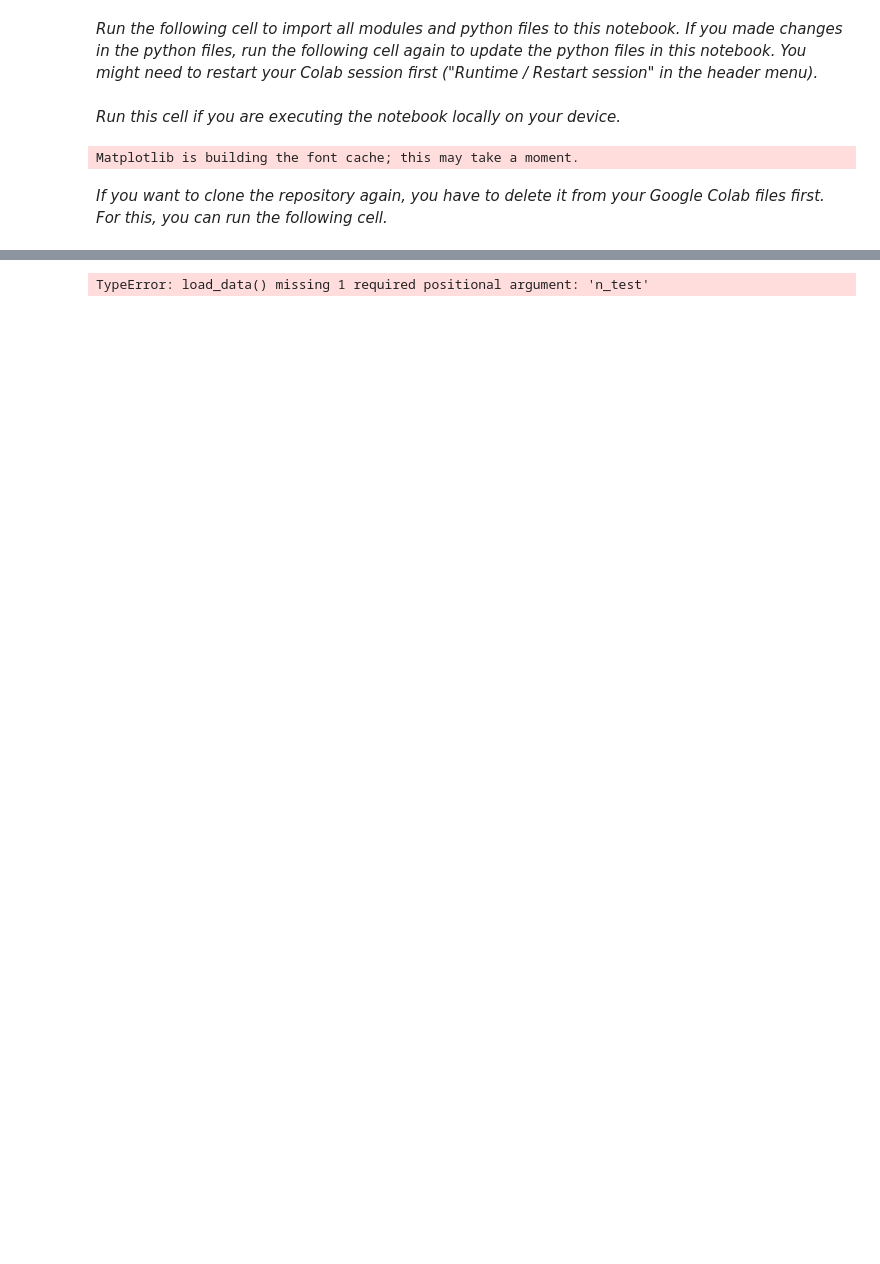
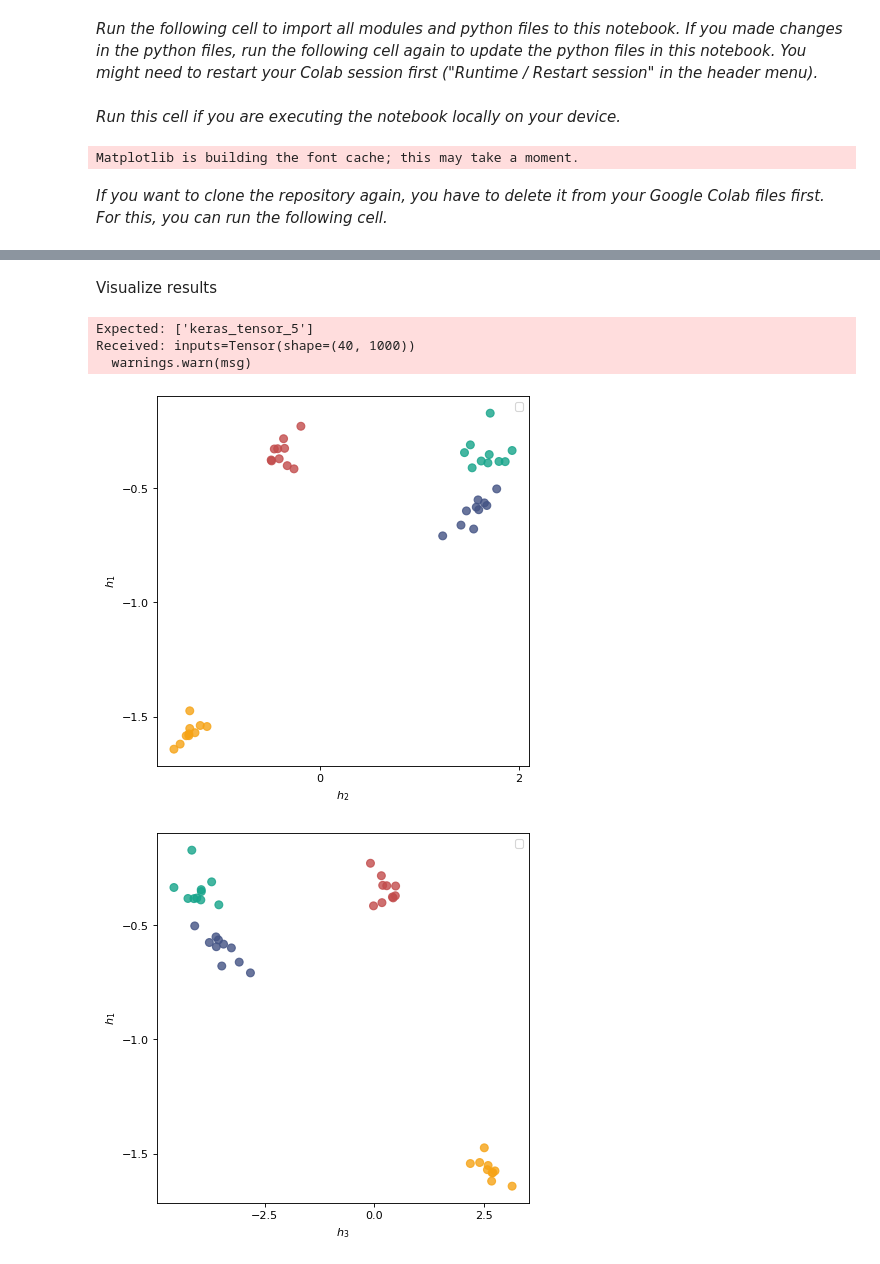
Before and after one commit to Drenderer/LecturePhysicsAwareML, a Jupyter notebook: Autoencoder/main_autoencoder.ipynb, the cells around one changed output, grey strips where cells are left out. Saved outputs shown, nothing was run; the diff lists cells and outputs as text; code cells hidden in the pictures; blank space fills up the shorter version.

```diff
--- a/Autoencoder/main_autoencoder.ipynb
+++ b/Autoencoder/main_autoencoder.ipynb
@@ -47,67 +98,25 @@ Matplotlib is building the font cache; this may take a moment.
+# %% [markdown]
+Visualize results
 # %%
-cases = [18,27,0,26]
-#cases = [18,27,0]
-#cases = [18,27]
-#cases=[0,26]
-n_test=10
-wn_c, spectra_c, label_c = ld.load_data(cases,n_test)
-
-# %%
-"""
-Initialise NNs
-
-"""
-
-latent_variables = 4
-nodes = 64
-
-units = [nodes,latent_variables,nodes,1000]
-activation = ['softplus','linear','softplus','linear']
-model_AE = lm.main(units=units, activation=activation)
-
-units = [nodes,latent_variables]
-activation = ['softplus','linear']
-model_E = lm.main(units=units, activation=activation)
-
-
-
-# %%
-"""
-Calibrate autoencoder
-
-"""
-
-epochs = 500
-h = model_AE.fit([spectra_c], [spectra_c], epochs=epochs, verbose=2)
-
-lp.plot_loss(h)
-
-
-# %%
-"""
-Visualise latent space
-
-"""
-
+# set the parameters of the encoder
 model_E.set_weights(model_AE.weights[0:4])
 
+# plot latent space
 for i in range(latent_variables):
     for j in range(latent_variables):
         if i!=j:
             if i>j:
 
-                lp.plot_latent_space_ij(model_E, spectra_c, spectra_t, label_c, label_t, i, j)
+                lp.plot_latent_space_ij(model_E, spectra_c, label_c, i, j)
 
-
-# %%
-"""
-Visualise bacteria
-
-"""
-
+# plot the different bacteria types
 for i in range(len(cases)):
 
     wn, spectra = ld.load_single_case(cases[i])
     lp.plot_spectra(wn, spectra, i, cases[i])
 # %% [output]
-TypeError: load_data() missing 1 required positional argument: 'n_test'
+Expected: ['keras_tensor_5']
+Received: inputs=Tensor(shape=(40, 1000))
+  warnings.warn(msg)
+[figure, added]
+[figure, added]
```
Also changed, not shown: parts of 7 cells of this notebook, 2 other files.
